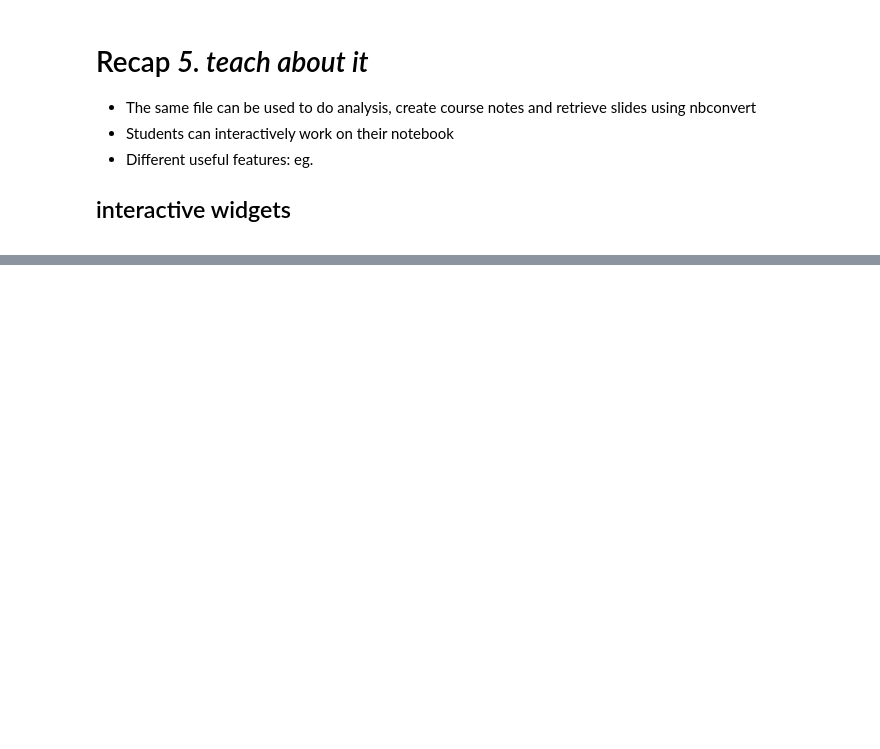
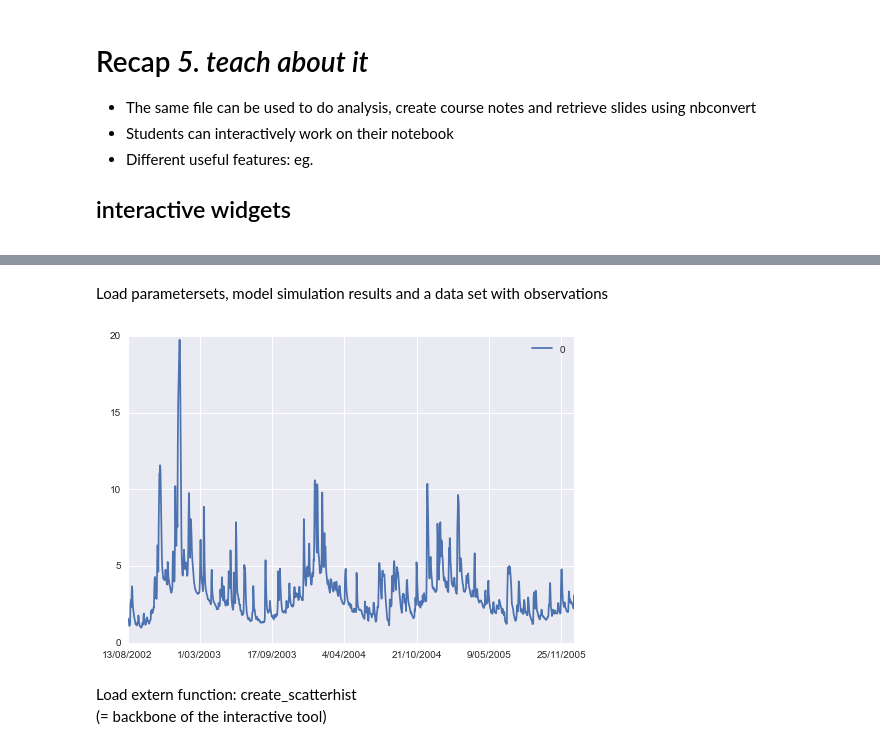
Before and after one commit to stijnvanhoey/EGU2015, a Jupyter notebook: EGU2015_FOSS_notebooks.ipynb, the cells around one changed output, grey strips where cells are left out. Cells and saved outputs as stored; diff of their text form; code cells hidden in the pictures; blank space fills up the shorter version.

```diff
--- a/EGU2015_FOSS_notebooks.ipynb
+++ b/EGU2015_FOSS_notebooks.ipynb
@@ -122,0 +133,6 @@ TODO
+# %% [markdown]
+<span class="emph"> </h3>Load parametersets, model simulation results and a data set with observations</h3> </span>
+# %%
+pars =pd.read_csv('data/example2_PDM_parameters.txt',header=0, sep=',', index_col=0)
+measured = pd.read_csv('data/example_PDM_measured.txt', header=0, sep='\t', decimal='.', index_col=0)
+modelled = pd.read_csv('data/example2_PDM_outputs.txt',header=0, sep=',', index_col=0).T
@@ -122,0 +149,7 @@ TODO
+# %%
+fig = measured.plot()
+# %% [output]
+[figure, added]
+# %% [markdown]
+<span class="emph"> Load extern function: create_scatterhist </span> <br>
+(= backbone of the interactive tool)
```
Also changed, not shown: parts of 19 cells of this notebook.
